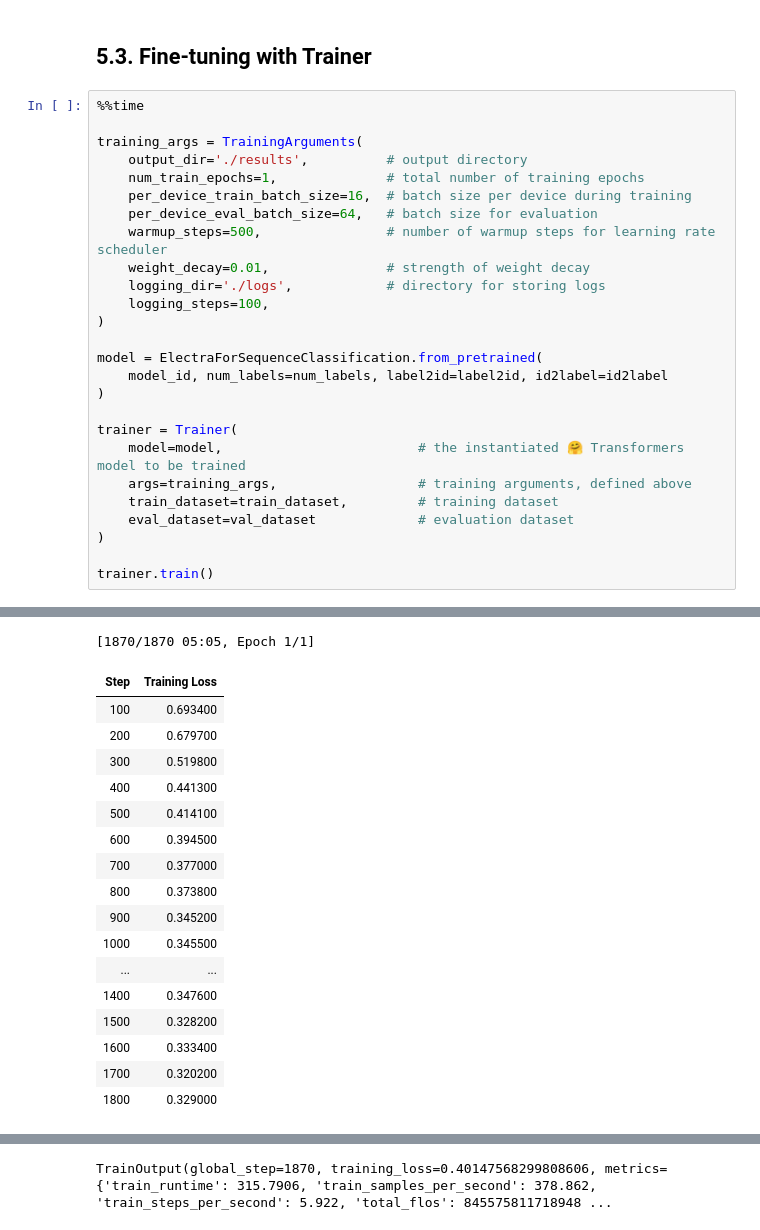
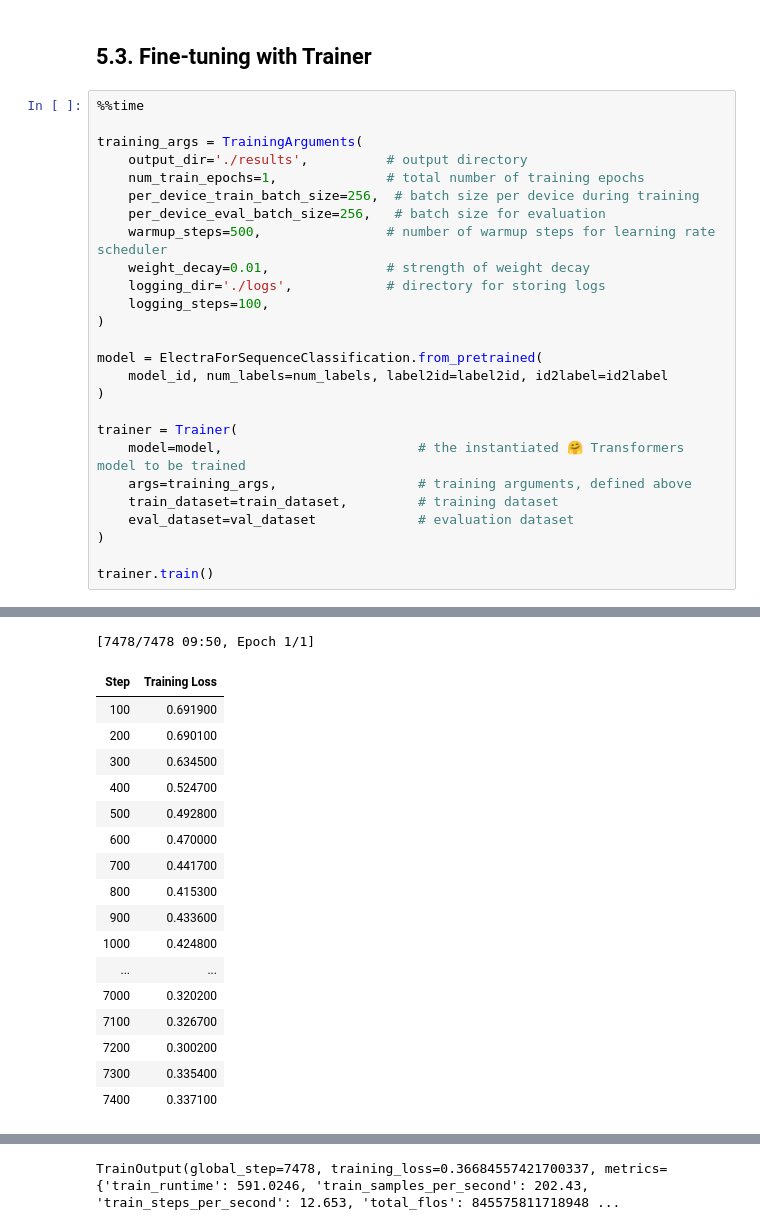
Before and after one commit to gonsoomoon-ml/NLP-HuggingFace-On-SageMaker, a Jupyter notebook: 3_Training/2.1.Train_Scratch.ipynb, the cells around one changed output, grey strips where cells are left out. Drawn from its saved outputs; the diff is of its cells as text.

```diff
--- a/3_Training/2.1.Train_Scratch.ipynb
+++ b/3_Training/2.1.Train_Scratch.ipynb
@@ -370,8 +355,8 @@ Wall time: 1min 43s
 training_args = TrainingArguments(
     output_dir='./results',          # output directory
     num_train_epochs=1,              # total number of training epochs
-    per_device_train_batch_size=16,  # batch size per device during training
-    per_device_eval_batch_size=64,   # batch size for evaluation
+    per_device_train_batch_size=256,  # batch size per device during training
+    per_device_eval_batch_size=256,   # batch size for evaluation
     warmup_steps=500,                # number of warmup steps for learning rate scheduler
     weight_decay=0.01,               # strength of weight decay
     logging_dir='./logs',            # directory for storing logs
@@ -406,21 +391,21 @@ You should probably TRAIN this model on a down-stream task to be able to use it
-[1870/1870 05:05, Epoch 1/1]
+[7478/7478 09:50, Epoch 1/1]
 | Step | Training Loss |
-| 100 | 0.693400 |
-| 200 | 0.679700 |
-| 300 | 0.519800 |
-| 400 | 0.441300 |
-| 500 | 0.414100 |
-| 600 | 0.394500 |
-| 700 | 0.377000 |
-| 800 | 0.373800 |
-| 900 | 0.345200 |
-| 1000 | 0.345500 |
+| 100 | 0.691900 |
+| 200 | 0.690100 |
+| 300 | 0.634500 |
+| 400 | 0.524700 |
+| 500 | 0.492800 |
+| 600 | 0.470000 |
+| 700 | 0.441700 |
+| 800 | 0.415300 |
+| 900 | 0.433600 |
+| 1000 | 0.424800 |
 | ... | ... |
-| 1400 | 0.347600 |
-| 1500 | 0.328200 |
-| 1600 | 0.333400 |
-| 1700 | 0.320200 |
-| 1800 | 0.329000 |
+| 7000 | 0.320200 |
+| 7100 | 0.326700 |
+| 7200 | 0.300200 |
+| 7300 | 0.335400 |
+| 7400 | 0.337100 |
 Saving model checkpoint to ./results/checkpoint-500
 Configuration saved in ./results/checkpoint-500/config.json
 Model weights saved in ./results/checkpoint-500/pytorch_model.bin
@@ -438 +428 @@ Wall time: 5min 16s
-TrainOutput(global_step=1870, training_loss=0.40147568299808606, metrics={'train_runtime': 315.7906, 'train_samples_per_second': 378.862, 'train_steps_per_second': 5.922, 'total_flos': 845575811718948 ...
+TrainOutput(global_step=7478, training_loss=0.36684557421700337, metrics={'train_runtime': 591.0246, 'train_samples_per_second': 202.43, 'train_steps_per_second': 12.653, 'total_flos': 845575811718948 ...
```
Also changed, not shown: parts of 12 cells of this notebook, 6 other files.
